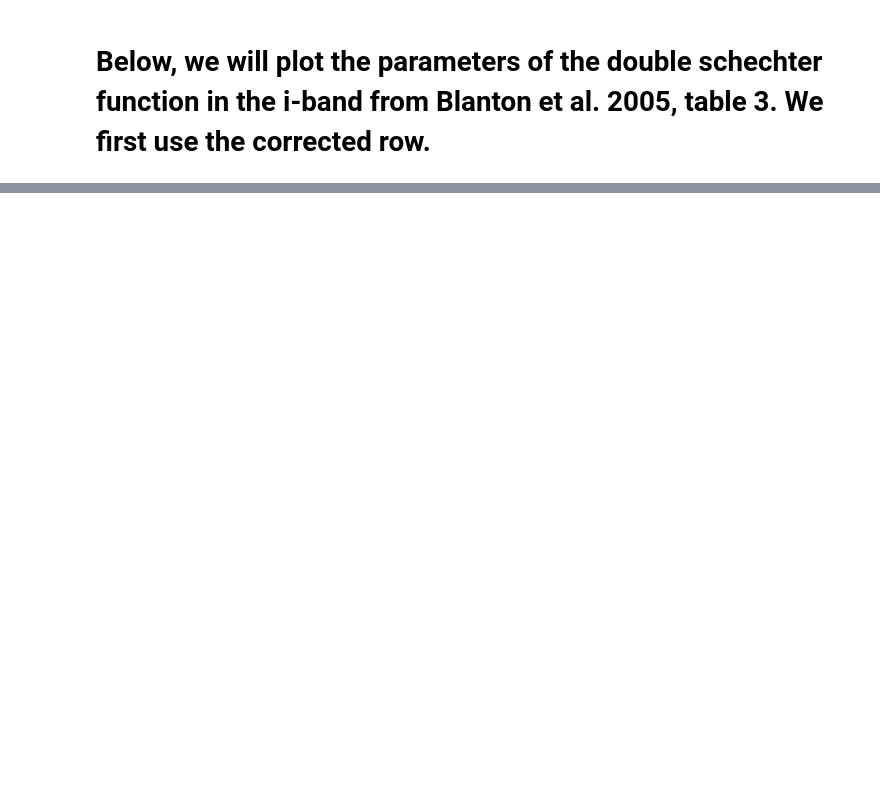
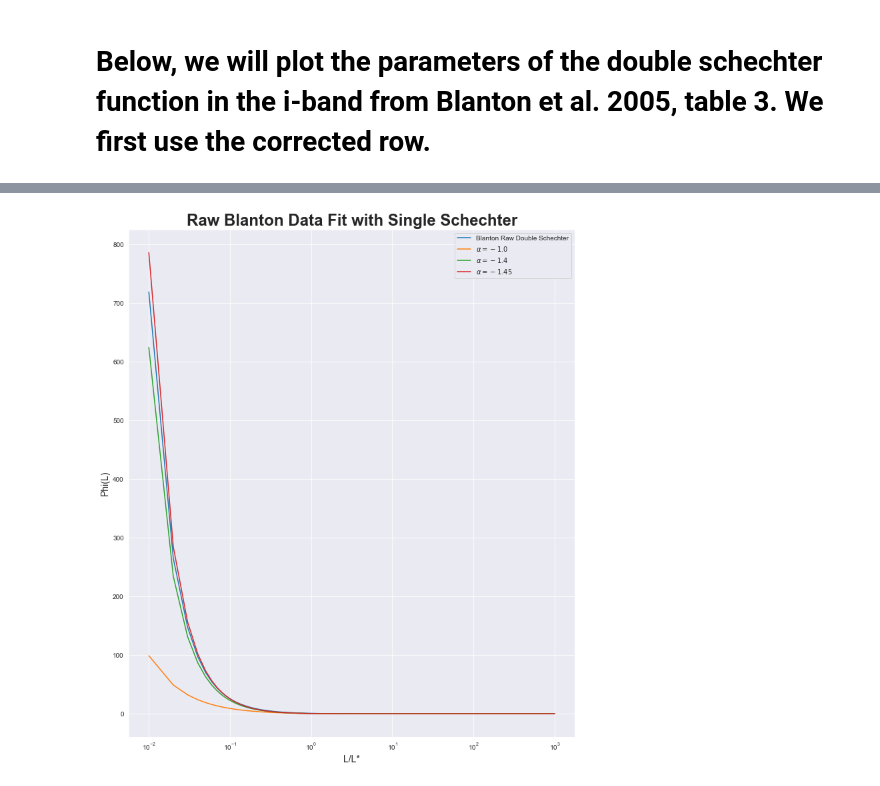
Before and after one commit to m4ese/intraClusterLight, a Jupyter notebook: Double_Schechter.ipynb, the cells around one changed output, grey strips where cells are left out. Drawn from its saved outputs; the diff is of its cells as text; code cells hidden in the pictures; blank space fills up the shorter version.

Commit message:
adding raw graph

```diff
--- a/Double_Schechter.ipynb
+++ b/Double_Schechter.ipynb
@@ -69,0 +71,64 @@ plt.show()
+# %%
+h = 0.7
+
+import seaborn as sns
+sns.set_style('darkgrid')
+
+plt.figure(figsize = (12,14))
+
+#n0_1 = 1.35E-2*h**3 # plus or minus 0.05E-2*h**3
+n0_1_raw = 1
+alpha_1_raw = -0.15 # plus or minus 0.09
+
+#n0_2 = 0.59E-2*h**3 # plus or minus 0.04E-2*h**3
+n0_2_raw = n0_1_raw
+alpha_2_raw = -1.43 # plus or minus 0.01
+
+L_raw = np.linspace(0,1000,num = 100000)
+
+yvals_doub = double_schechter(alpha_1_raw,n0_1_raw,alpha_2_raw,n0_2_raw,L_raw)
+#yvals_sing = schechter(alpha_sing,n0_sing,L)
+
+plt.plot(L,yvals_doub,label = 'Blanton Raw Double Schechter')
+
+n0_sing_raw = n0_1_raw
+
+alpha_s_raw_1 = -1.0
+yvals_s_raw_1 = schechter(alpha_s_raw_1,n0_sing_raw,L_raw)
+plt.plot(L_raw,yvals_s_raw_1,label = r'$\alpha = -1.0$')
+
+
+alpha_s_raw_2 = -1.4
+yvals_s_raw_2 = schechter(alpha_s_raw_2,n0_sing_raw,L_raw)
+plt.plot(L_raw,yvals_s_raw_2,label = r'$\alpha = -1.4$')
+
+
+alpha_s_raw_3 = -1.45
+yvals_s_raw_3 = schechter(alpha_s_raw_3,n0_sing_raw,L_raw)
+plt.plot(L_raw,yvals_s_raw_3,label = r'$\alpha = -1.45$')
+
+'''
+alpha_s2 = -1.3
+yvals_s2 = schechter(alpha_s2,n0_sing,L)
+plt.plot(L,yvals_s2,label = r'$\alpha = -1.3$')
+
+alpha_s5 = -1.4
+yvals_s5 = schechter(alpha_s5,n0_sing,L)
+plt.plot(L,yvals_s5,label = r'$\alpha = -1.4$')
+
+alpha_s6 = -1.5
+yvals_s6 = schechter(alpha_s6,n0_sing,L)
+plt.plot(L,yvals_s6,label = r'$\alpha = -1.5$',marker = 'o',alpha = 0.3)
+'''
+plt.xscale('log',basex=10)
+#plt.yscale('log',basey=10)
+
+plt.title('Raw Blanton Data Fit with Single Schechter',fontsize = 24,fontweight = 'bold')
+plt.xlabel('L/L*',fontsize = 14)
+plt.ylabel(r'Phi(L)',fontsize = 14)
+plt.legend()
+
+plt.savefig('Figures/double_schech_single_fit_raw.png')
+plt.show()
+# %% [output]
+[figure, added]
```
Also changed, not shown: parts of 1 cell of this notebook.
